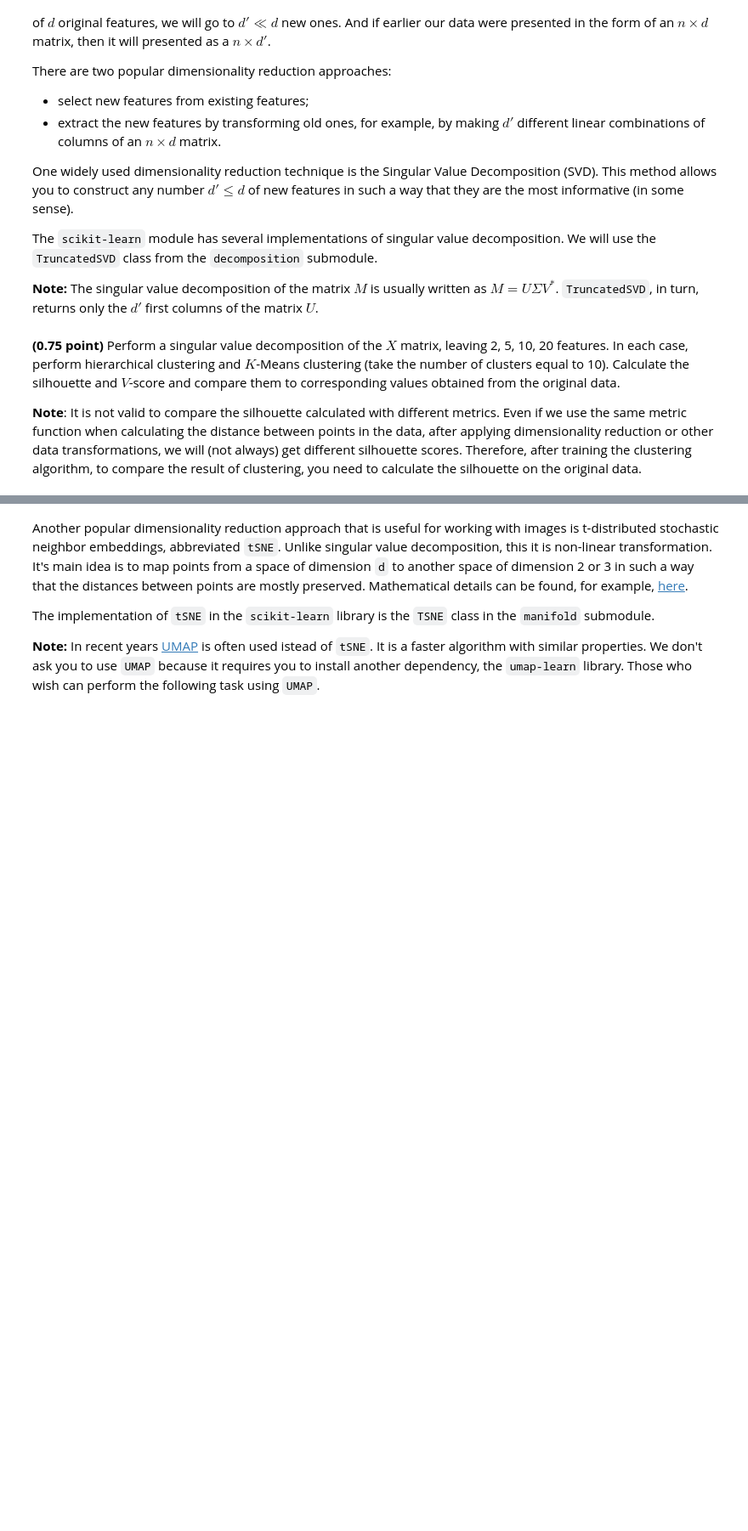
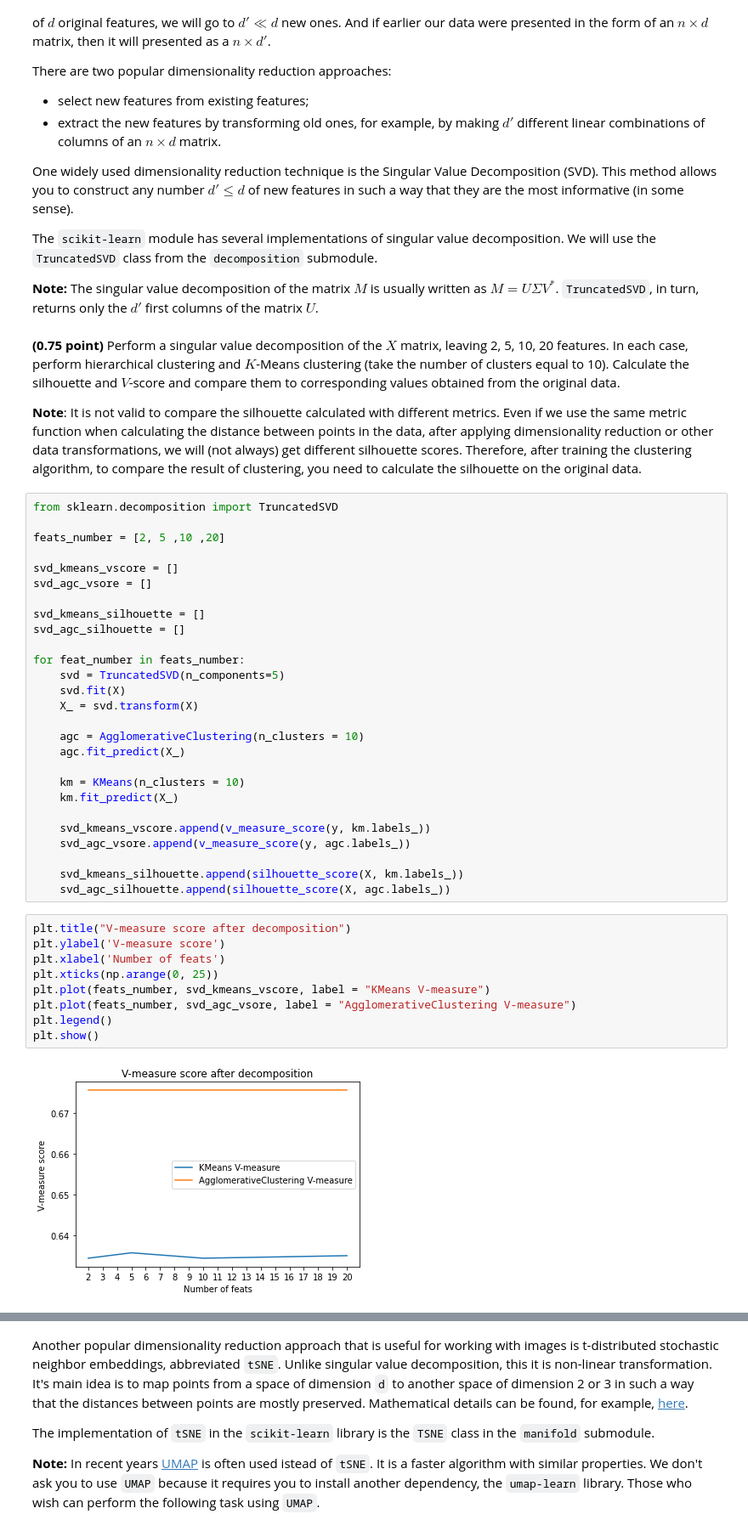
Before and after one commit to KateChubarova/ml-intro, a Jupyter notebook: 8_clustering/clustering.ipynb, the cells around one changed output, grey strips where cells are left out. Shown at 85% size. Cells and saved outputs as stored; diff of their text form; blank space fills up the shorter version.

```diff
--- a/8_clustering/clustering.ipynb
+++ b/8_clustering/clustering.ipynb
@@ -241,3 +313,41 @@ The `scikit-learn` module has several implementations of singular value decompos
 **(0.75 point)** Perform a singular value decomposition of the $X$ matrix, leaving 2, 5, 10, 20 features. In each case, perform hierarchical clustering and $K$-Means clustering (take the number of clusters equal to 10). Calculate the silhouette and $V$-score and compare them to corresponding values obtained from the original data.
 
 **Note**: It is not valid to compare the silhouette calculated with different metrics. Even if we use the same metric function when calculating the distance between points in the data, after applying dimensionality reduction or other data transformations, we will (not always) get different silhouette scores. Therefore, after training the clustering algorithm, to compare the result of clustering, you need to calculate the silhouette on the original data.
+# %%
+from sklearn.decomposition import TruncatedSVD
+
+feats_number = [2, 5 ,10 ,20]
+
+svd_kmeans_vscore = []
+svd_agc_vsore = []
+
+svd_kmeans_silhouette = []
+svd_agc_silhouette = []
+
+for feat_number in feats_number:
+    svd = TruncatedSVD(n_components=5)
+    svd.fit(X)
+    X_ = svd.transform(X)
+
+    agc = AgglomerativeClustering(n_clusters = 10)
+    agc.fit_predict(X_)
+
+    km = KMeans(n_clusters = 10)
+    km.fit_predict(X_)
+
+    svd_kmeans_vscore.append(v_measure_score(y, km.labels_))
+    svd_agc_vsore.append(v_measure_score(y, agc.labels_))
+
+    svd_kmeans_silhouette.append(silhouette_score(X, km.labels_))
+    svd_agc_silhouette.append(silhouette_score(X, agc.labels_))
+# %%
+plt.title("V-measure score after decomposition")
+plt.ylabel('V-measure score')
+plt.xlabel('Number of feats')
+plt.xticks(np.arange(0, 25))
+plt.plot(feats_number, svd_kmeans_vscore, label = "KMeans V-measure")
+plt.plot(feats_number, svd_agc_vsore, label = "AgglomerativeClustering V-measure")
+plt.legend()
+plt.show()
+# %% [output]
+[figure, added]
```
Also changed, not shown: parts of 21 cells of this notebook.
